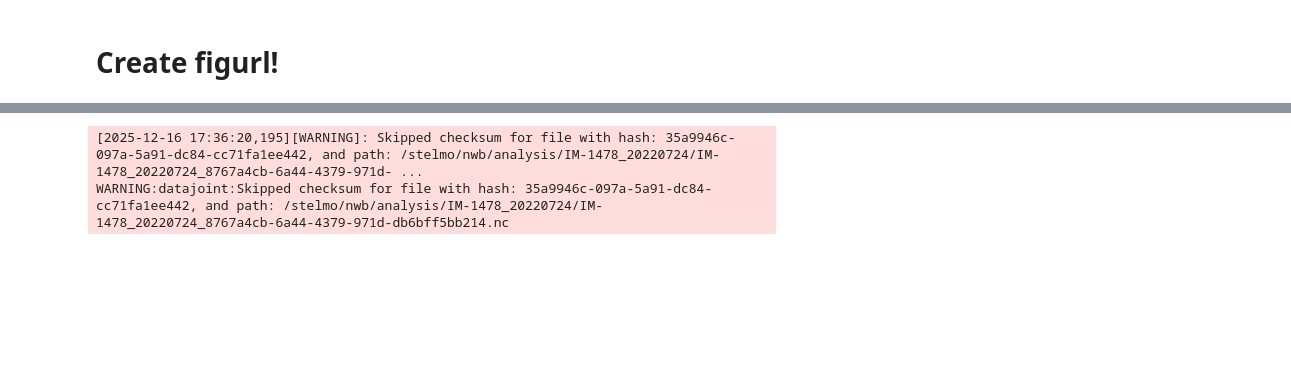
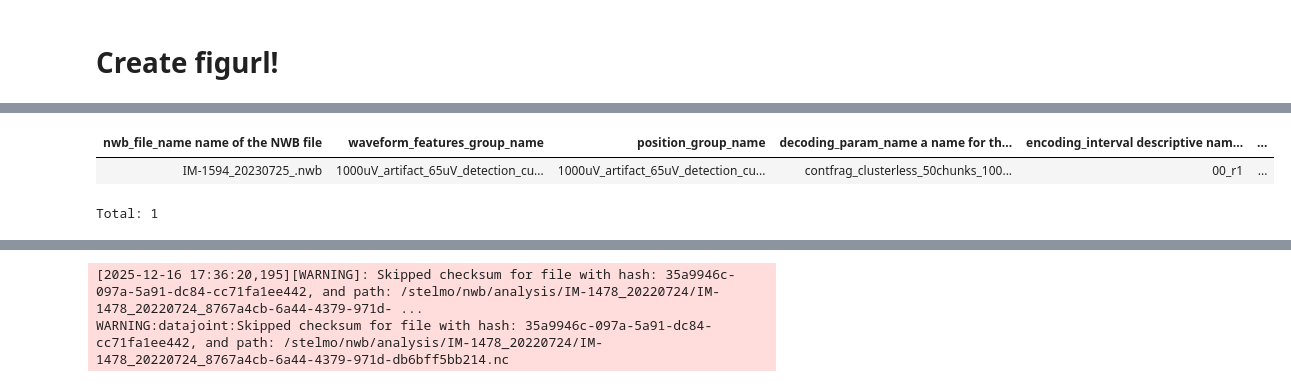
Before and after one commit to calderast/Hex-maze-spyglass, a Jupyter notebook: Berke_Lab_Figurl_Generator.ipynb, the cells around one changed output, grey strips where cells are left out. Drawn from its saved outputs; the diff is of its cells as text; code cells hidden in the pictures; blank space fills up the shorter version.

```diff
--- a/Berke_Lab_Figurl_Generator.ipynb
+++ b/Berke_Lab_Figurl_Generator.ipynb
@@ -22,3 +23,11 @@ print(spyglass.__version__) # confirm your spyglass version
+# %%
+from spyglass.decoding.v1.clusterless import ClusterlessDecodingV1
+
+ClusterlessDecodingV1 & {"nwb_file_name": "IM-1594_20230725_.nwb"}
+# %% [output]
+| nwb_file_name name of the NWB file | waveform_features_group_name | position_group_name | decoding_param_name a name for th... | encoding_interval descriptive nam... | ... |
+| IM-1594_20230725_.nwb | 1000uV_artifact_65uV_detection_cu... | 1000uV_artifact_65uV_detection_cu... | contfrag_clusterless_50chunks_100... | 00_r1 | ... |
+Total: 1
 # %%
 from spyglass.decoding.decoding_merge import DecodingOutput
 
```
Also changed, not shown: parts of 3 cells of this notebook, 7 other files.
